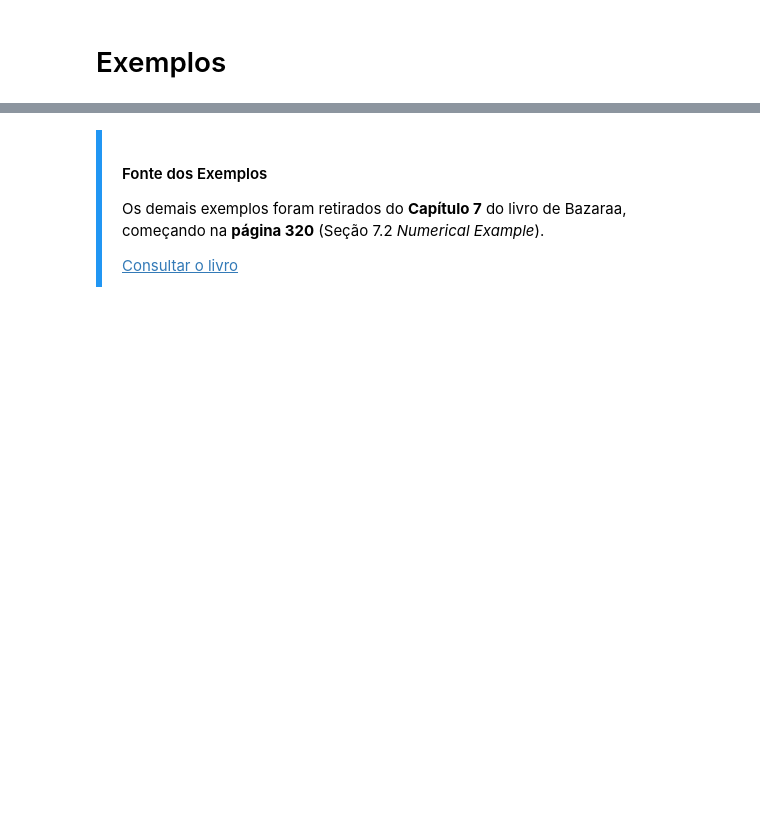
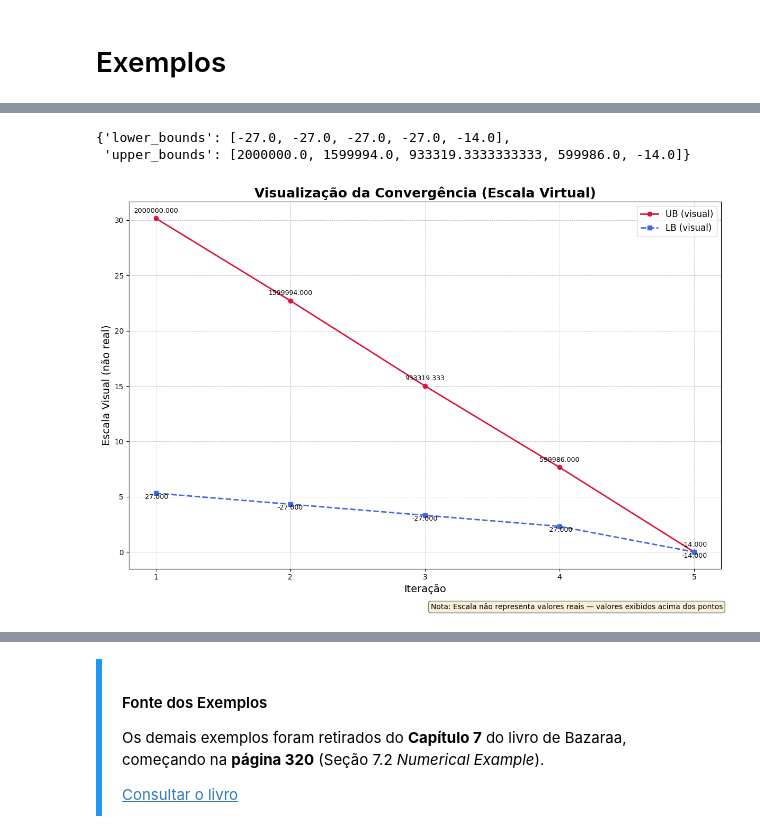
Before and after one commit to JoseBieco/SME5901-SME5902-Entregas, a Jupyter notebook: Dantzig-Wolfe.ipynb, the cells around one changed output, grey strips where cells are left out. Drawn from its saved outputs; the diff is of its cells as text; code cells hidden in the pictures; blank space fills up the shorter version.

```diff
--- a/Dantzig-Wolfe.ipynb
+++ b/Dantzig-Wolfe.ipynb
@@ -552,5 +543,14 @@ Valores das Variáveis de Decisão:
   - Solução Bloco 1 (x1, x2): [4. 0.]
   - Solução Bloco 2 (x3, x4): [2. 0.]
 ===================================================
+# %%
+dw_solver.get_convergence_history()
+# %% [output]
+{'lower_bounds': [-27.0, -27.0, -27.0, -27.0, -14.0],
+ 'upper_bounds': [2000000.0, 1599994.0, 933319.3333333333, 599986.0, -14.0]}
+# %%
+dw_solver.plot_convergence()
+# %% [output]
+[figure, added]
 # %% [markdown]
 ### Convertido em apenas um bloco
```
Also changed, not shown: parts of 19 cells of this notebook.
